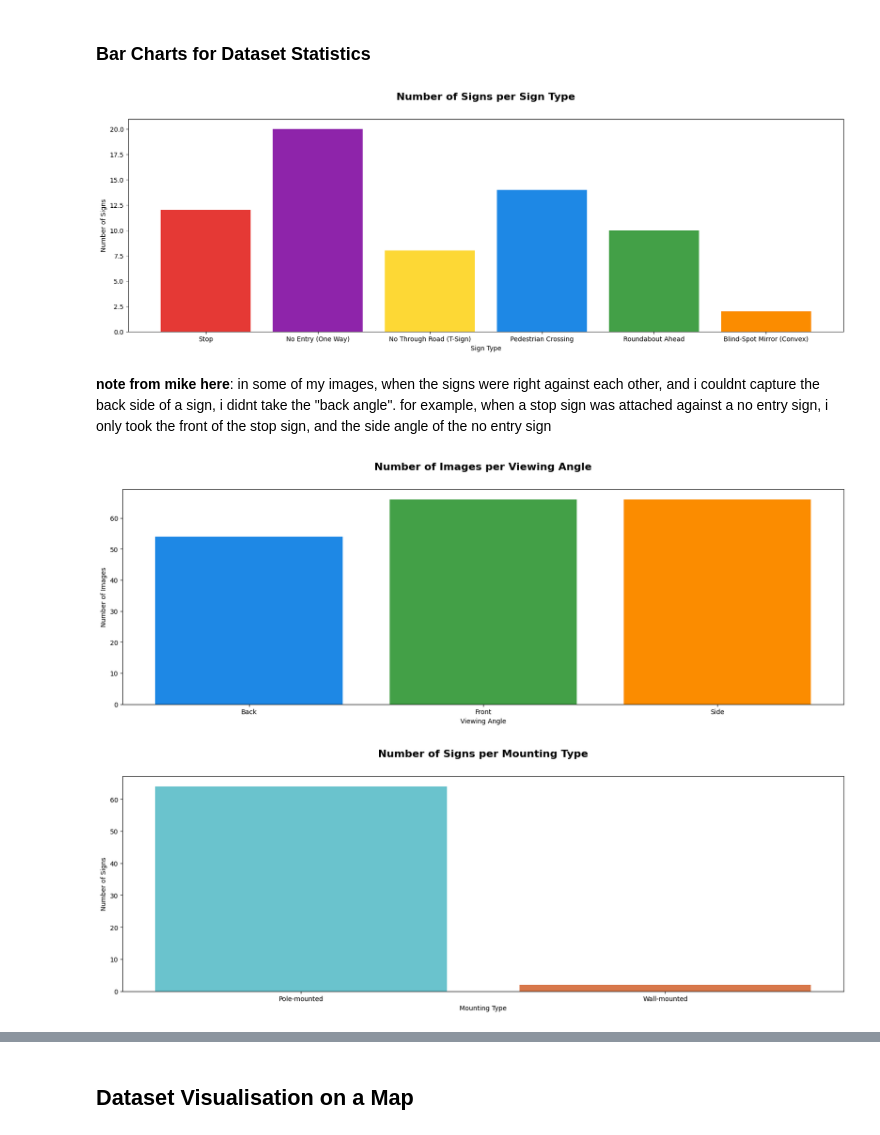
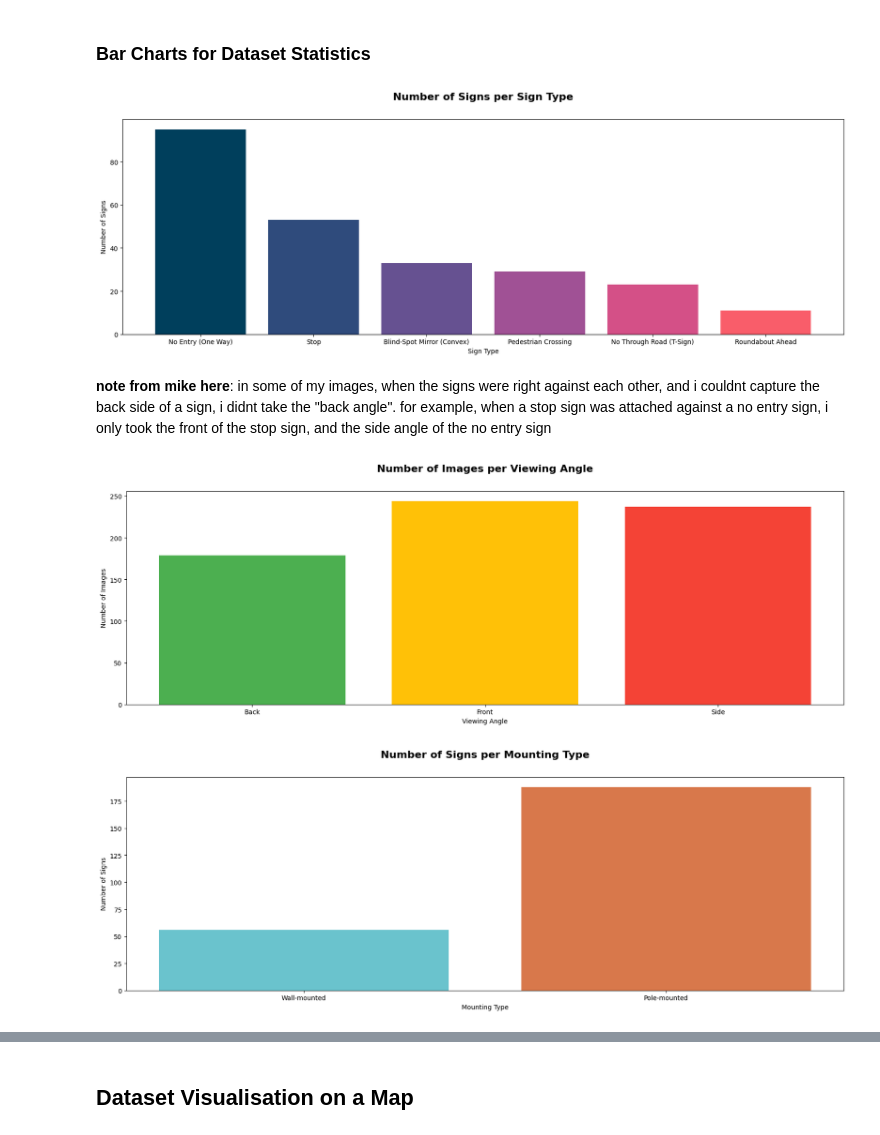
Before and after one commit to bentaliana/ARI3129, a Jupyter notebook: 1_data_visualisation.ipynb, the cells around one changed output, grey strips where cells are left out. Cells and saved outputs as stored; diff of their text form; code cells hidden in the pictures.

Commit message:
update data visualisation notebook to work with all images

```diff
--- a/1_data_visualisation.ipynb
+++ b/1_data_visualisation.ipynb
@@ -137,34 +136,38 @@ for json_export_path in json_export_paths:
 # %%
 import matplotlib.pyplot as plt
 
-SIGN_COLORS = ["#E53935", "#8E24AA", "#FDD835", "#1E88E5", "#43A047", "#FB8C00"] # these colours were in the .xml document used for the labeling interface
+SIGN_COLOURS = ["#003f5c", "#2f4b7c", "#665191", "#a05195", "#d45087", "#f95d6a"]
 
 plt.figure(figsize = (20, 6))
-plt.bar(sign_type_statistics.keys(), sign_type_statistics.values(), color = SIGN_COLORS)
+plt.bar(sign_type_statistics.keys(), sign_type_statistics.values(), color = SIGN_COLOURS)
 plt.xlabel("Sign Type")
 plt.ylabel("Number of Signs")
 plt.title("Number of Signs per Sign Type", fontsize = 16, fontweight = "bold", pad = 30)
 plt.show()
 # %% [output]
-[figure, old version]
+[figure, new version]
 # %% [markdown]
 **note from mike here**: in some of my images, when the signs were right against each other, and i couldnt capture the back side of a sign, i didnt take the "back angle". for example, when a stop sign was attached against a no entry sign, i only took the front of the stop sign, and the side angle of the no entry sign
 # %%
+VIEWING_ANGLE_COLOURS = ["#4CAF50", "#FFC107", "#F44336"]
+
 plt.figure(figsize = (20, 6))
-plt.bar(viewing_angle_statistics.keys(), viewing_angle_statistics.values(), color = ["#1E88E5", "#43A047", "#FB8C00"])
+plt.bar(viewing_angle_statistics.keys(), viewing_angle_statistics.values(), color = VIEWING_ANGLE_COLOURS)
 plt.xlabel("Viewing Angle")
 plt.ylabel("Number of Images")
 plt.title("Number of Images per Viewing Angle", fontsize = 16, fontweight = "bold", pad = 30)
 plt.show()
 # %% [output]
-[figure, old version]
+[figure, new version]
 # %%
+MOUNTING_TYPE_COLOURS = ["#6AC3CD", "#D8784B"]
+
 plt.figure(figsize = (20, 6))
-plt.bar(mounting_type_statistics.keys(), mounting_type_statistics.values(), color = ["#6AC3CD", "#D8784B"])
+plt.bar(mounting_type_statistics.keys(), mounting_type_statistics.values(), color = MOUNTING_TYPE_COLOURS)
 plt.xlabel("Mounting Type")
 plt.ylabel("Number of Signs")
 plt.title("Number of Signs per Mounting Type", fontsize = 16, fontweight = "bold", pad = 30)
 plt.show()
 # %% [output]
-[figure, old version]
+[figure, new version]
 # %%
```
Also changed, not shown: parts of 10 cells of this notebook.
